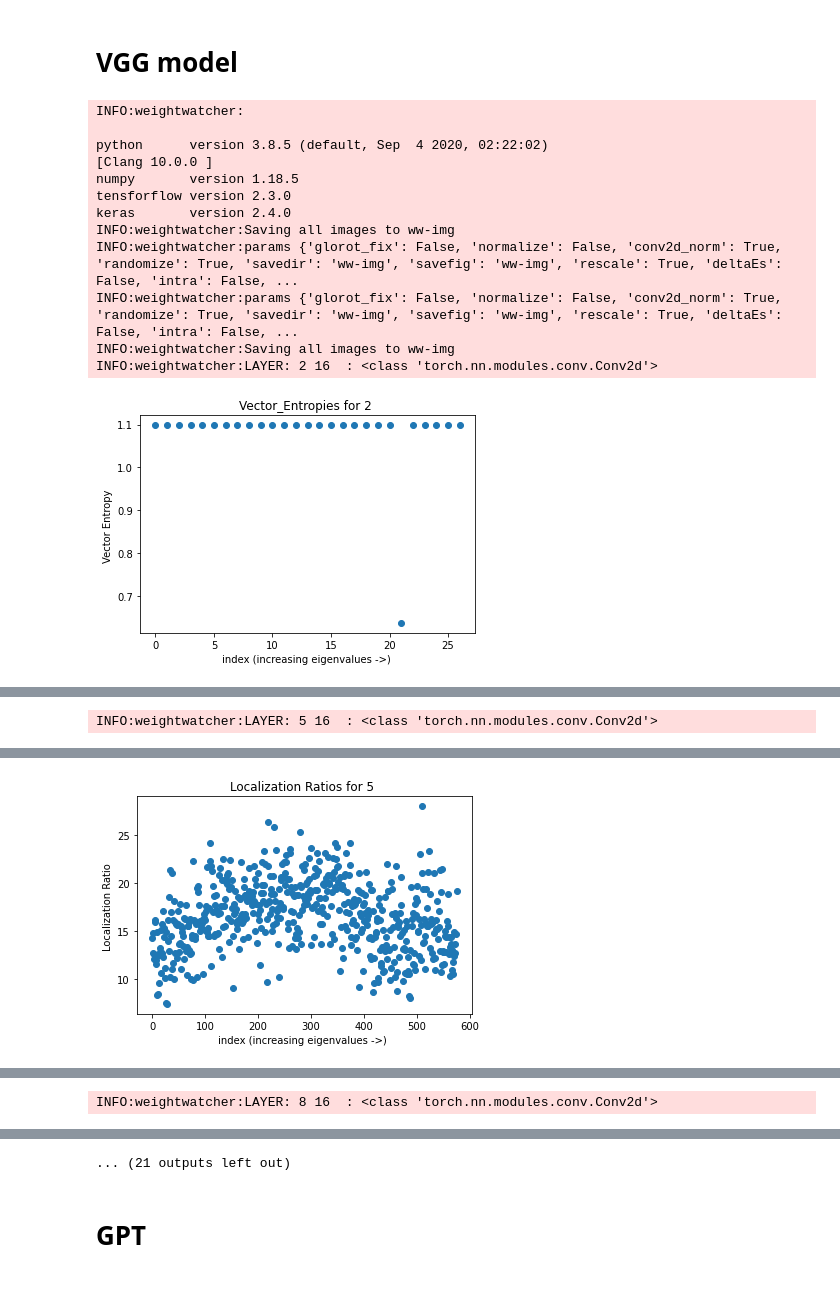
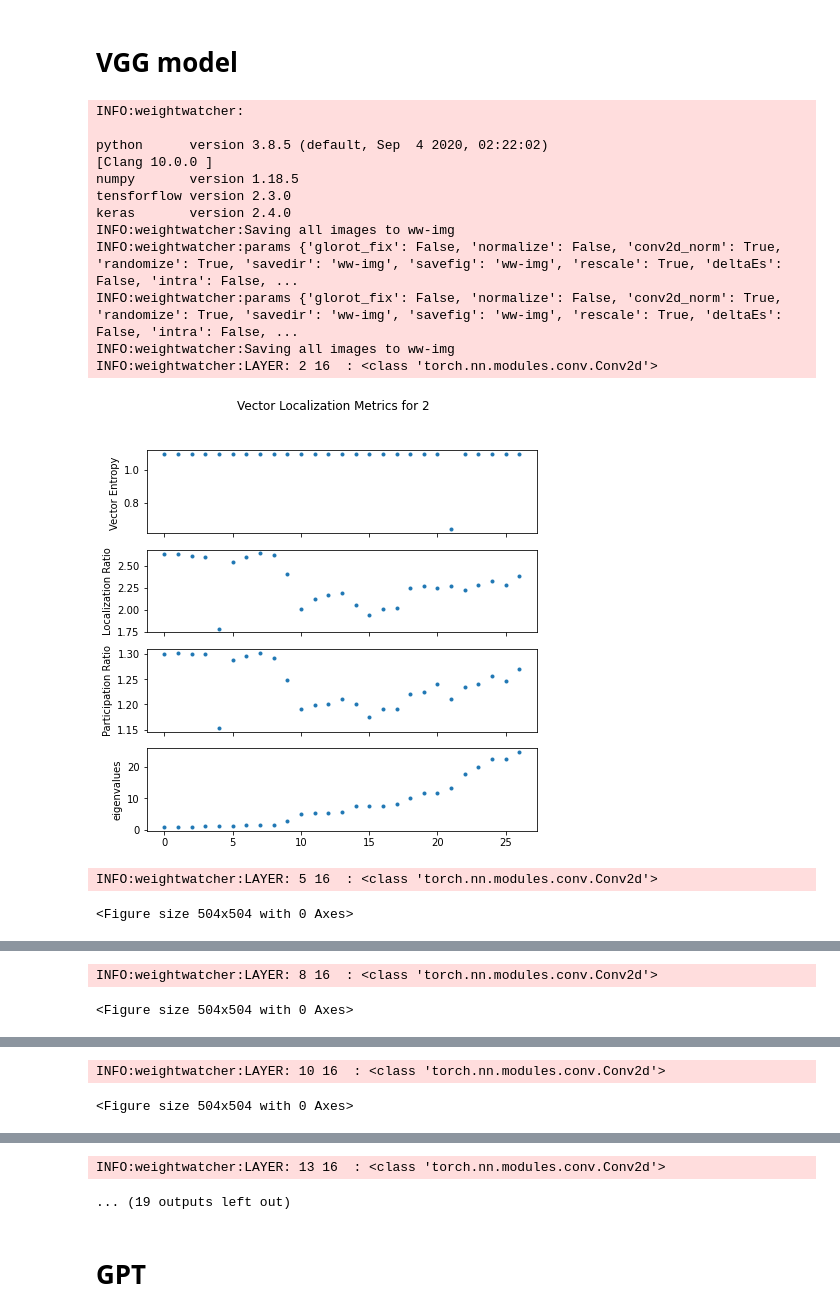
Before and after one commit to CalculatedContent/WeightWatcher, a Jupyter notebook: WeightWatcher-localization-ratio.ipynb, the cells around one changed output, grey strips where cells are left out. Saved outputs shown, nothing was run; the diff lists cells and outputs as text; code cells hidden in the pictures; blank space fills up the shorter version.

Commit message:
updated vector metric plots

```diff
--- a/WeightWatcher-localization-ratio.ipynb
+++ b/WeightWatcher-localization-ratio.ipynb
@@ -15,20 +15,25 @@ ww.__version__
 # %% [markdown]
 # VGG model
 # %%
+import matplotlib.pyplot as plt
+plt.rcParams["figure.figsize"] = (7,7)
+
 model = models.vgg11(pretrained=True)
 watcher = ww.WeightWatcher(model=model)
 watcher.analyze_vectors()
 # %% [output]
 INFO:weightwatcher:
 
 python      version 3.8.5 (default, Sep  4 2020, 02:22:02)
 [Clang 10.0.0 ]
 numpy       version 1.18.5
 tensforflow version 2.3.0
 keras       version 2.4.0
 INFO:weightwatcher:Saving all images to ww-img
 INFO:weightwatcher:params {'glorot_fix': False, 'normalize': False, 'conv2d_norm': True, 'randomize': True, 'savedir': 'ww-img', 'savefig': 'ww-img', 'rescale': True, 'deltaEs': False, 'intra': False, ...
 INFO:weightwatcher:params {'glorot_fix': False, 'normalize': False, 'conv2d_norm': True, 'randomize': True, 'savedir': 'ww-img', 'savefig': 'ww-img', 'rescale': True, 'deltaEs': False, 'intra': False, ...
 INFO:weightwatcher:Saving all images to ww-img
 INFO:weightwatcher:LAYER: 2 16  : <class 'torch.nn.modules.conv.Conv2d'>
-[figure, old version]
+[figure, new version]
+INFO:weightwatcher:LAYER: 5 16  : <class 'torch.nn.modules.conv.Conv2d'>
+<Figure size 504x504 with 0 Axes>
@@ -35,0 +41,2 @@ INFO:weightwatcher:LAYER: 2 16  : <class 'torch.nn.modules.conv.Conv2d'>
+INFO:weightwatcher:LAYER: 8 16  : <class 'torch.nn.modules.conv.Conv2d'>
+<Figure size 504x504 with 0 Axes>
@@ -37 +44,2 @@ INFO:weightwatcher:LAYER: 2 16  : <class 'torch.nn.modules.conv.Conv2d'>
-INFO:weightwatcher:LAYER: 5 16  : <class 'torch.nn.modules.conv.Conv2d'>
+INFO:weightwatcher:LAYER: 10 16  : <class 'torch.nn.modules.conv.Conv2d'>
+<Figure size 504x504 with 0 Axes>
@@ -39 +46,0 @@ INFO:weightwatcher:LAYER: 5 16  : <class 'torch.nn.modules.conv.Conv2d'>
-[figure, removed]
@@ -41 +46,0 @@ INFO:weightwatcher:LAYER: 5 16  : <class 'torch.nn.modules.conv.Conv2d'>
-INFO:weightwatcher:LAYER: 8 16  : <class 'torch.nn.modules.conv.Conv2d'>
@@ -45,4 +47,5 @@ INFO:weightwatcher:LAYER: 8 16  : <class 'torch.nn.modules.conv.Conv2d'>
-... (21 outputs left out)
+INFO:weightwatcher:LAYER: 13 16  : <class 'torch.nn.modules.conv.Conv2d'>
+... (19 outputs left out)
 # %% [markdown]
 # GPT
 # %%
```
Also changed, not shown: parts of 2 cells of this notebook.
